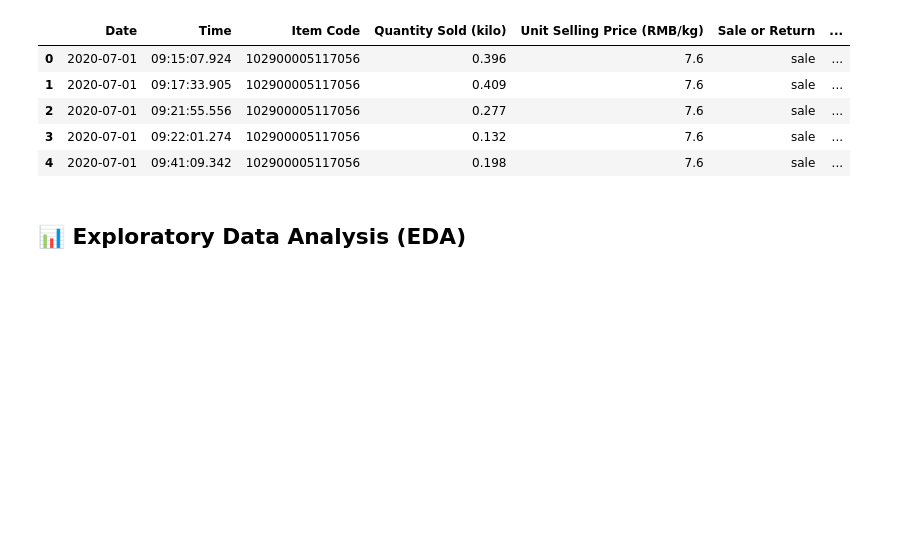
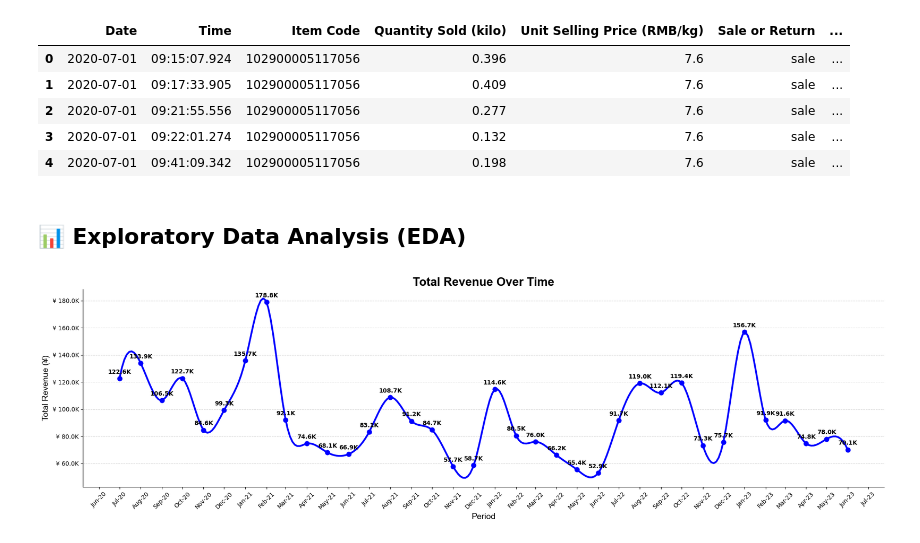
Before and after one commit to lucasaraujo11/Supermarket-Sales-Data-Analysis, a Jupyter notebook: supermarket.ipynb, the cells around one changed output. Saved outputs shown, nothing was run; the diff lists cells and outputs as text; code cells hidden in the pictures; blank space fills up the shorter version.

Commit message:
chart matplot

```diff
--- a/supermarket.ipynb
+++ b/supermarket.ipynb
@@ -243,0 +188,50 @@ chart_sales_by_period(df)
+# %%
+def chart_sales_overtime(df):
+    # Agrega receita total por mês
+    data = df.groupby(df['Date'].dt.to_period('M'))['total_revenue'].sum().reset_index()
+    data['Date'] = data['Date'].dt.to_timestamp()
+
+    # Conversão para spline
+    x = mdates.date2num(data['Date'])
+    y = data['total_revenue'].values
+
+    x_smooth = np.linspace(x.min(), x.max(), 300)
+    spline = make_interp_spline(x, y, k=3)
+    y_smooth = spline(x_smooth)
+    x_smooth_dates = mdates.num2date(x_smooth)
+
+    # Criar gráfico
+    fig, ax = plt.subplots(figsize=(20, 6))
+    ax.plot(x_smooth_dates, y_smooth, color='blue', linewidth=3, label='Smoothed Revenue')
+    ax.scatter(data['Date'], y, color='blue', s=60, zorder=5)
+
+    # Adiciona rótulos com valores de vendas acima dos pontos
+    for i, (date, value) in enumerate(zip(data['Date'], y)):
+        ax.text(date, value + (max(y) * 0.02), f'{value/1000:.1f}K', ha='center', fontsize=10, fontweight='bold')
+
+    # Título e rótulos
+    ax.set_title('Total Revenue Over Time', fontsize=20, fontweight='bold', fontname='Arial')
+    ax.set_xlabel('Period', fontsize=14, fontname='Arial')
+    ax.set_ylabel('Total Revenue (¥)', fontsize=14, fontname='Arial')
+
+    # Formatação eixo Y com milhar
+    ax.yaxis.set_major_formatter(mtick.FuncFormatter(lambda x, _: f'¥ {x/1000:.1f}K'))
+
+    # Formatação eixo X: mostra todos os meses, formato 25-May
+    ax.xaxis.set_major_locator(mdates.MonthLocator())
+    ax.xaxis.set_major_formatter(mdates.DateFormatter('%b-%y'))
+    plt.xticks(rotation=45)
+
+    # Estilo
+    ax.grid(True, axis='y', linestyle='--', color='lightgray')
+    ax.set_facecolor('white')
+    fig.patch.set_facecolor('white')
+    ax.spines['top'].set_visible(False)
+    ax.spines['right'].set_visible(False)
+
+    plt.tight_layout()
+    plt.show()
+
+chart_sales_overtime(df)
+# %% [output]
+[figure, added]
```
Also changed, not shown: parts of 3 cells of this notebook.
